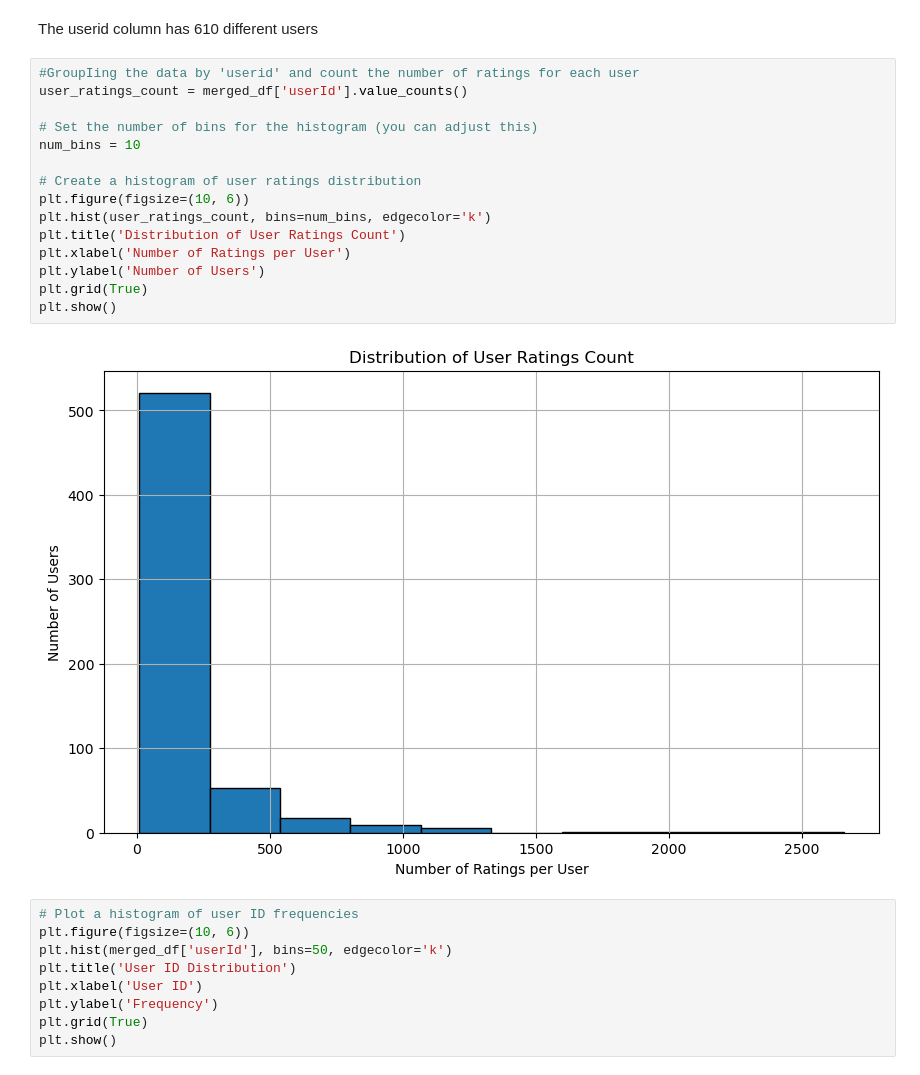
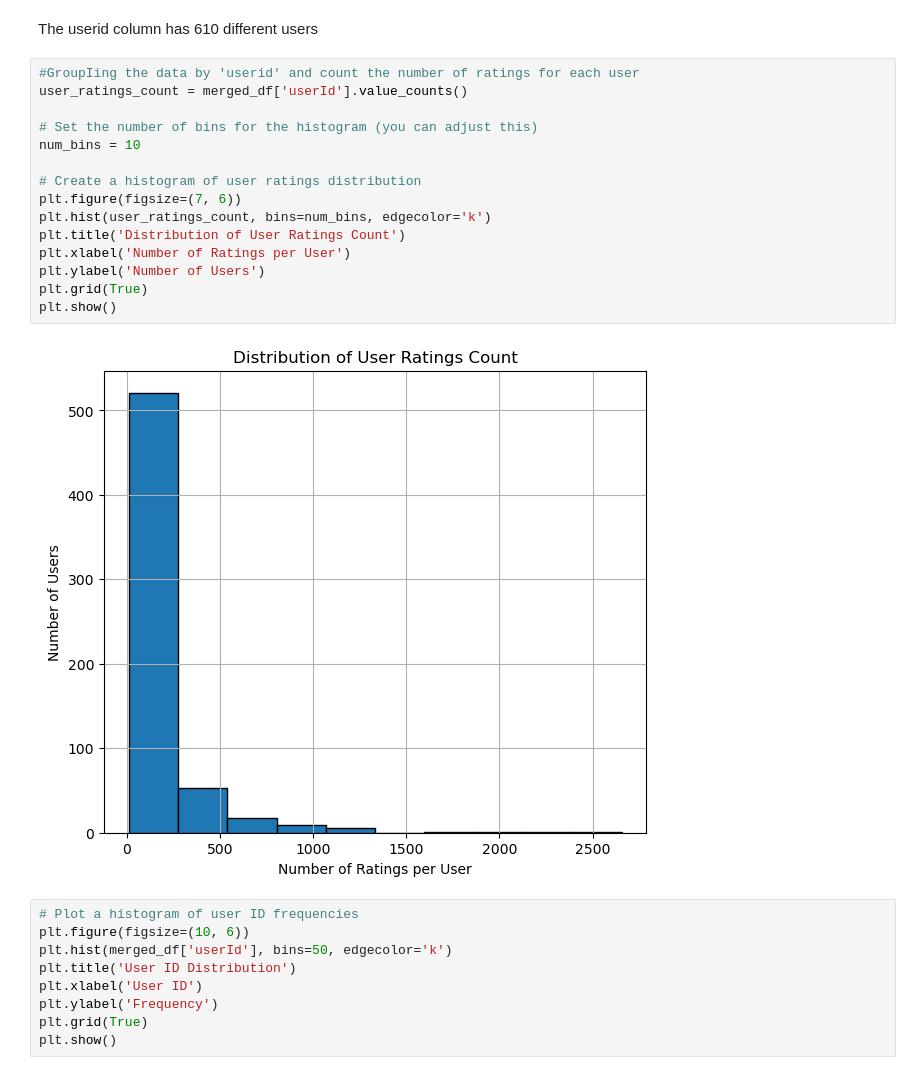
Before and after one commit to linusg46/Movie-recommedation, a Jupyter notebook: Movie.ipynb, the cells around one changed output. Saved outputs shown, nothing was run; the diff lists cells and outputs as text.

```diff
--- a/Movie.ipynb
+++ b/Movie.ipynb
@@ -385,20 +385,20 @@ The userid column has 610 different users
 # %%
 #GroupIing the data by 'userid' and count the number of ratings for each user
 user_ratings_count = merged_df['userId'].value_counts()
 
 # Set the number of bins for the histogram (you can adjust this)
 num_bins = 10
 
 # Create a histogram of user ratings distribution
-plt.figure(figsize=(10, 6))
+plt.figure(figsize=(7, 6))
 plt.hist(user_ratings_count, bins=num_bins, edgecolor='k')
 plt.title('Distribution of User Ratings Count')
 plt.xlabel('Number of Ratings per User')
 plt.ylabel('Number of Users')
 plt.grid(True)
 plt.show()
 # %% [output]
-[figure, old version]
+[figure, new version]
 # %%
 # Plot a histogram of user ID frequencies
 plt.figure(figsize=(10, 6))
```
Also changed, not shown: parts of 1 cell of this notebook, 1 other file.
